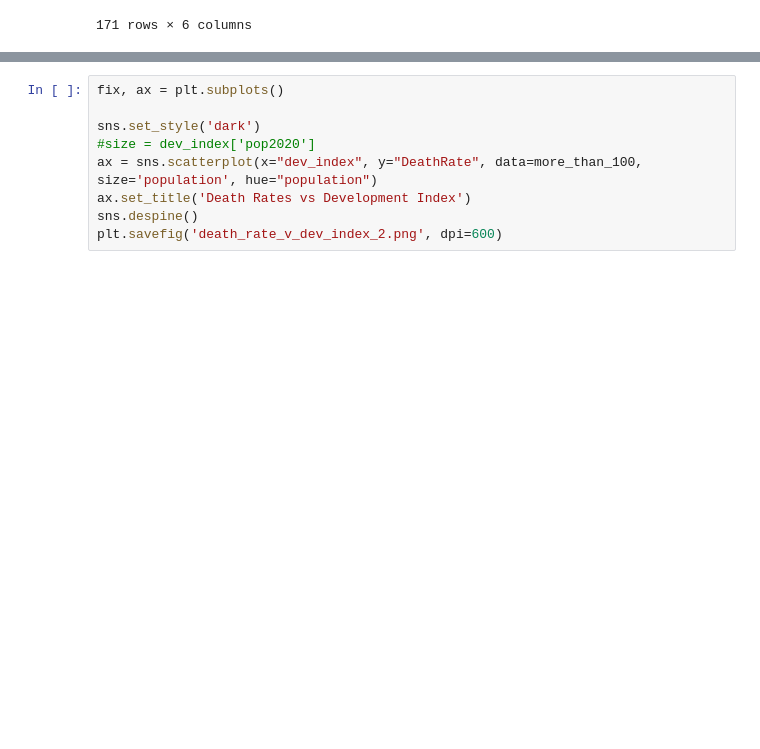
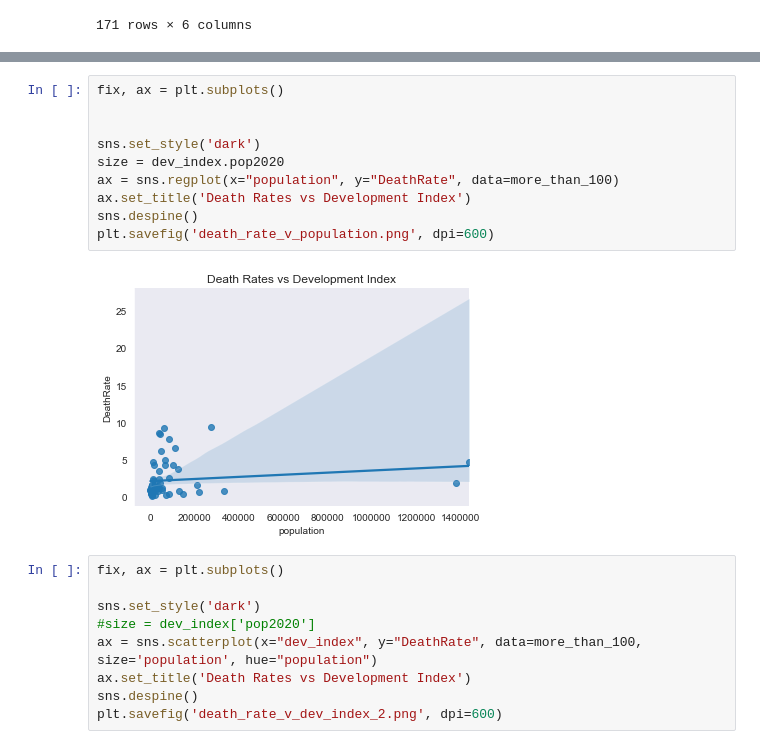
Before and after one commit to tiroger/coronavirus-tracker, a Jupyter notebook: gather_data.ipynb, the cells around one changed output, grey strips where cells are left out. Cells and saved outputs as stored; diff of their text form; blank space fills up the shorter version.

```diff
--- a/gather_data.ipynb
+++ b/gather_data.ipynb
@@ -232,3 +252,15 @@ plt.savefig('death_rate_v_dev_index.png', dpi=600)
+# %%
+fix, ax = plt.subplots()
+
+
+sns.set_style('dark')
+size = dev_index.pop2020
+ax = sns.regplot(x="population", y="DeathRate", data=more_than_100)
+ax.set_title('Death Rates vs Development Index')
+sns.despine()
+plt.savefig('death_rate_v_population.png', dpi=600)
+# %% [output]
+[figure, added]
 # %%
 fix, ax = plt.subplots()
 
```
Also changed, not shown: parts of 5 cells of this notebook, 6 other files.
